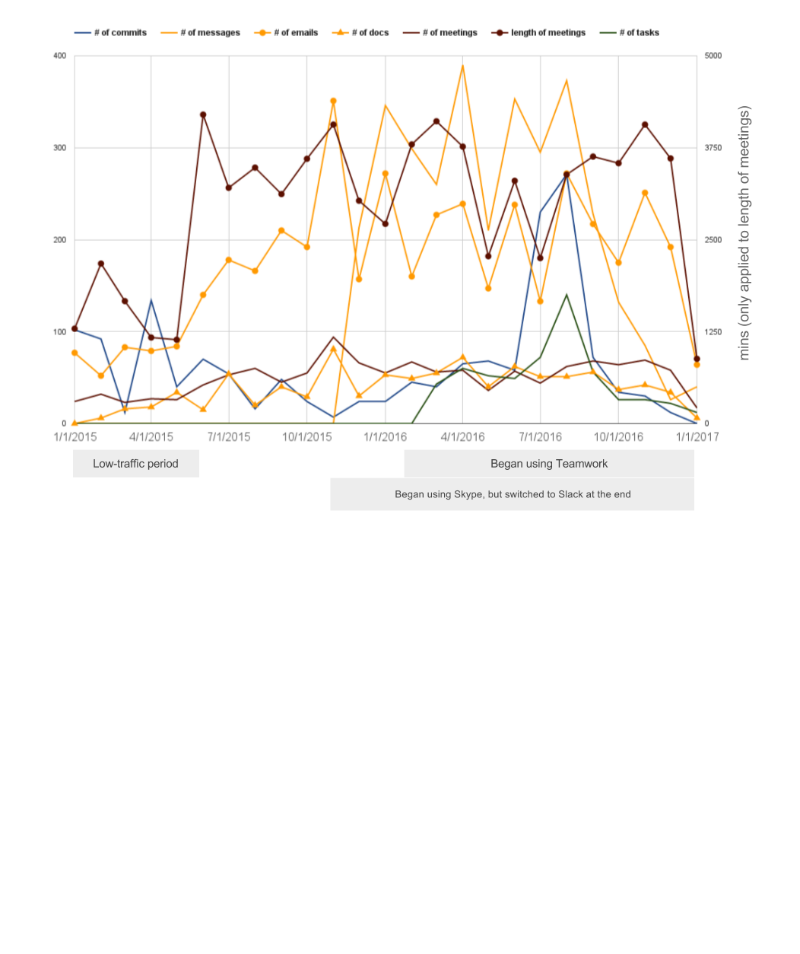
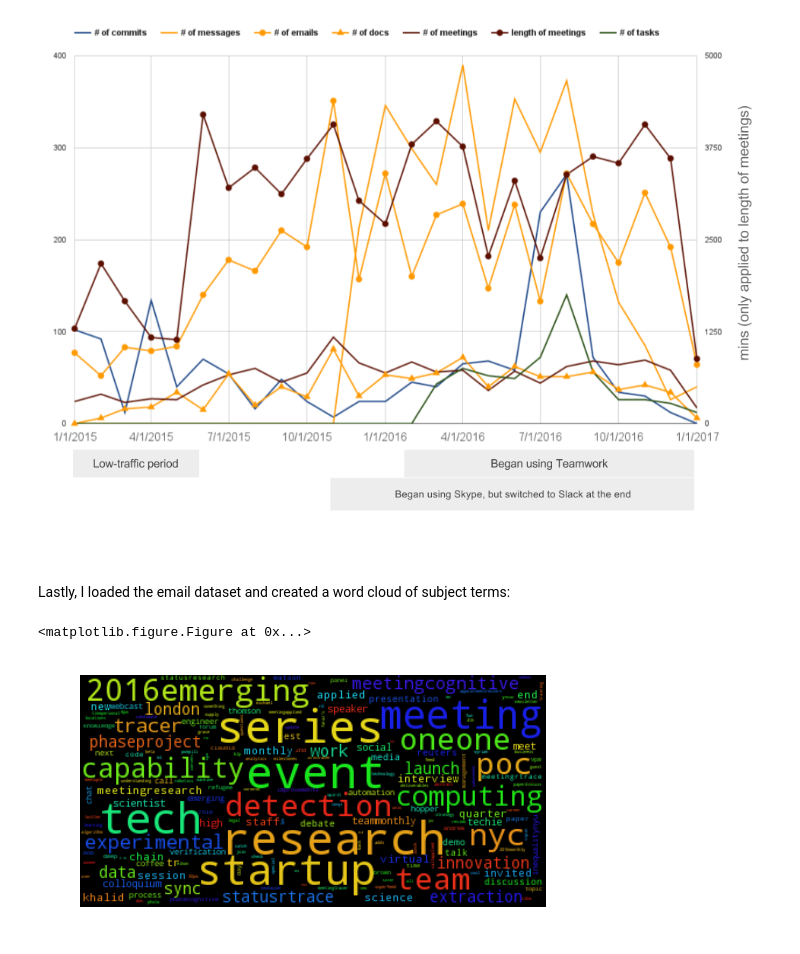
Before and after one commit to ArmiNouri/productivity-analysis, a Jupyter notebook: data_collection.ipynb, the cells around one changed output. Saved outputs shown, nothing was run; the diff lists cells and outputs as text; code cells hidden in the pictures; blank space fills up the shorter version.

Commit message:
add word cloud

```diff
--- a/data_collection.ipynb
+++ b/data_collection.ipynb
@@ -320,3 +320,29 @@ from IPython.display import Image
 Image("data/Chart.png")
 # %% [output]
 [figure]
+# %% [markdown]
+Lastly, I loaded the email dataset and created a word cloud of subject terms:
+# %%
+from wordcloud import WordCloud
+
+f = open("data/Calendar_output.tsv", 'r')
+lines = f.read().splitlines()
+text = ''
+start_date = datetime.datetime.strptime('2016-03-18', '%Y-%m-%d')
+for line in lines:
+    date = datetime.datetime.strptime(line.split('\t')[2], '%Y-%m-%d')
+    if(date > start_date):
+        text += line.split('\t')[1].lower()
+
+wordcloud = WordCloud().generate(text)
+
+# lower max_font_size
+wordcloud = WordCloud(max_font_size=40).generate(text)
+f = plt.figure()
+plt.imshow(wordcloud)
+plt.axis("off")
+plt.show()
+f.savefig('data/wordcloud.jpg')
+# %% [output]
+<matplotlib.figure.Figure at 0x...>
+[figure, added]
```
